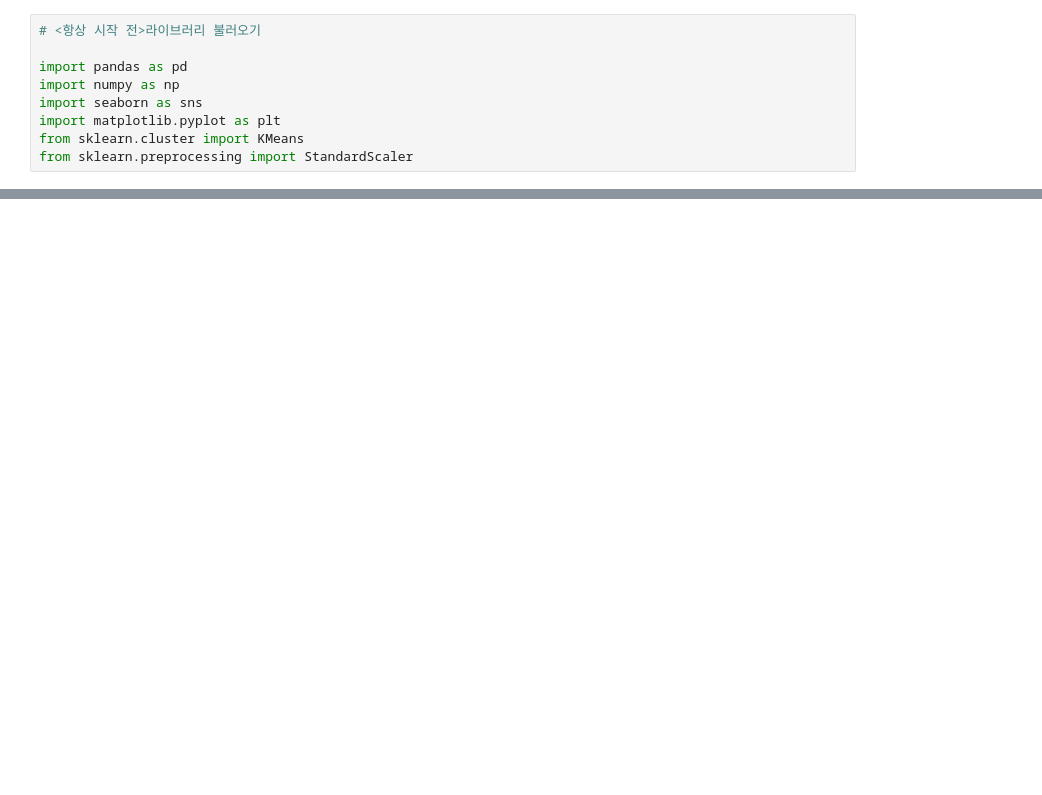
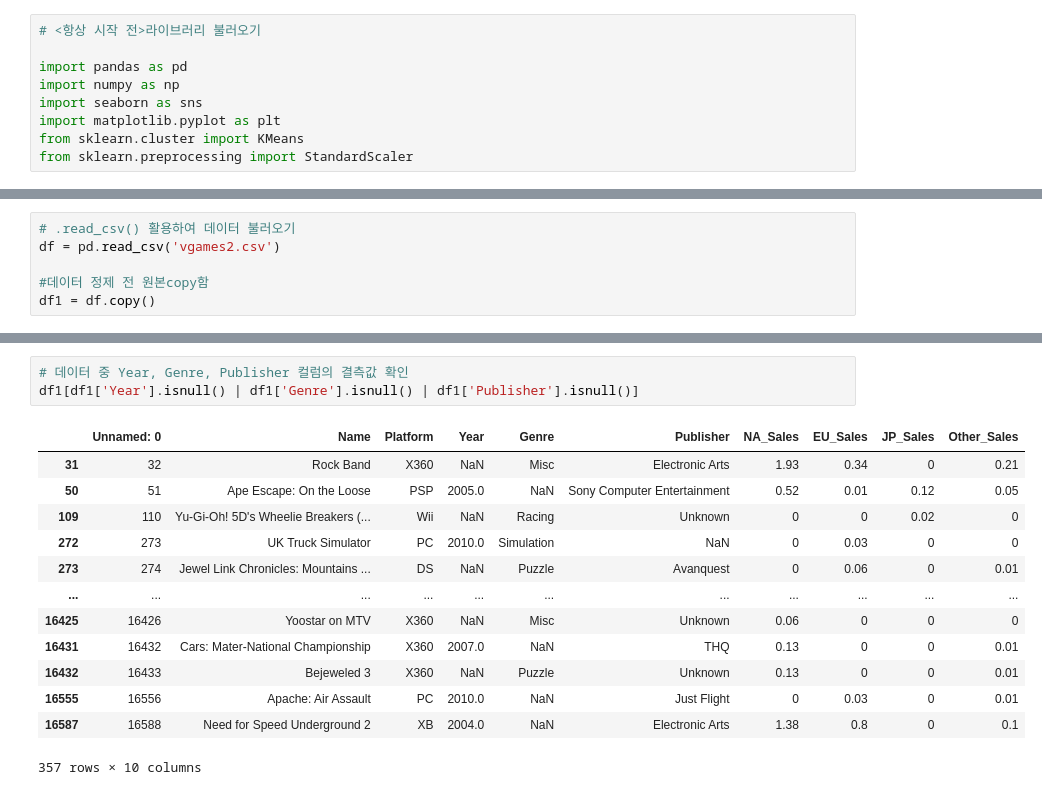
Before and after one commit to severancej/colorful_project, a Jupyter notebook: AI_14_장지은_Section1.ipynb, the cells around one changed output, grey strips where cells are left out. Saved outputs shown, nothing was run; the diff lists cells and outputs as text; blank space fills up the shorter version.

```diff
--- a/AI_14_장지은_Section1.ipynb
+++ b/AI_14_장지은_Section1.ipynb
@@ -19 +19,7 @@ Saving vgames2.csv to vgames2.csv
+# %%
+# .read_csv() 활용하여 데이터 불러오기
+df = pd.read_csv('vgames2.csv')
+
+#데이터 정제 전 원본copy함
+df1 = df.copy()
 # %%
@@ -61,0 +86,17 @@ None
+# %%
+# 데이터 중 Year, Genre, Publisher 컬럼의 결측값 확인
+df1[df1['Year'].isnull() | df1['Genre'].isnull() | df1['Publisher'].isnull()]
+# %% [output]
+|  | Unnamed: 0 | Name | Platform | Year | Genre | Publisher | NA_Sales | EU_Sales | JP_Sales | Other_Sales |
+| 31 | 32 | Rock Band | X360 | NaN | Misc | Electronic Arts | 1.93 | 0.34 | 0 | 0.21 |
+| 50 | 51 | Ape Escape: On the Loose | PSP | 2005.0 | NaN | Sony Computer Entertainment | 0.52 | 0.01 | 0.12 | 0.05 |
+| 109 | 110 | Yu-Gi-Oh! 5D's Wheelie Breakers (... | Wii | NaN | Racing | Unknown | 0 | 0 | 0.02 | 0 |
+| 272 | 273 | UK Truck Simulator | PC | 2010.0 | Simulation | NaN | 0 | 0.03 | 0 | 0 |
+| 273 | 274 | Jewel Link Chronicles: Mountains ... | DS | NaN | Puzzle | Avanquest | 0 | 0.06 | 0 | 0.01 |
+| ... | ... | ... | ... | ... | ... | ... | ... | ... | ... | ... |
+| 16425 | 16426 | Yoostar on MTV | X360 | NaN | Misc | Unknown | 0.06 | 0 | 0 | 0 |
+| 16431 | 16432 | Cars: Mater-National Championship | X360 | 2007.0 | NaN | THQ | 0.13 | 0 | 0 | 0.01 |
+| 16432 | 16433 | Bejeweled 3 | X360 | NaN | Puzzle | Unknown | 0.13 | 0 | 0 | 0.01 |
+| 16555 | 16556 | Apache: Air Assault | PC | 2010.0 | NaN | Just Flight | 0 | 0.03 | 0 | 0.01 |
+| 16587 | 16588 | Need for Speed Underground 2 | XB | 2004.0 | NaN | Electronic Arts | 1.38 | 0.8 | 0 | 0.1 |
+357 rows × 10 columns
```
Also changed, not shown: parts of 12 cells of this notebook.
